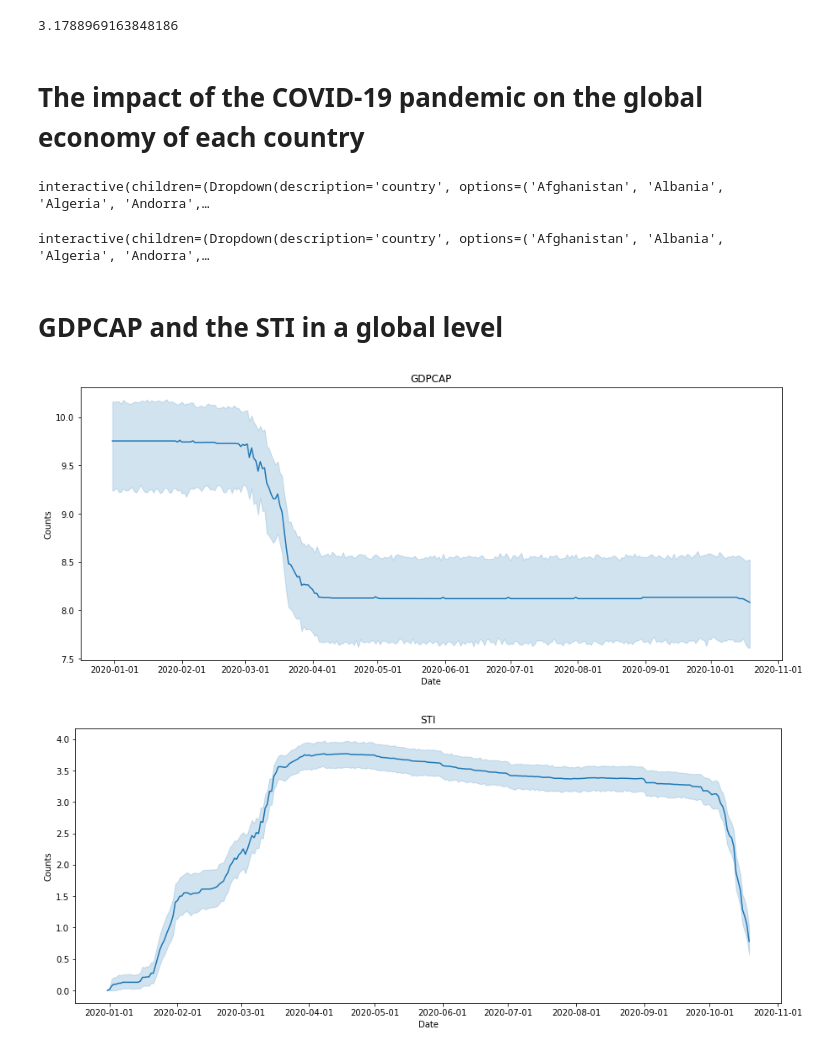
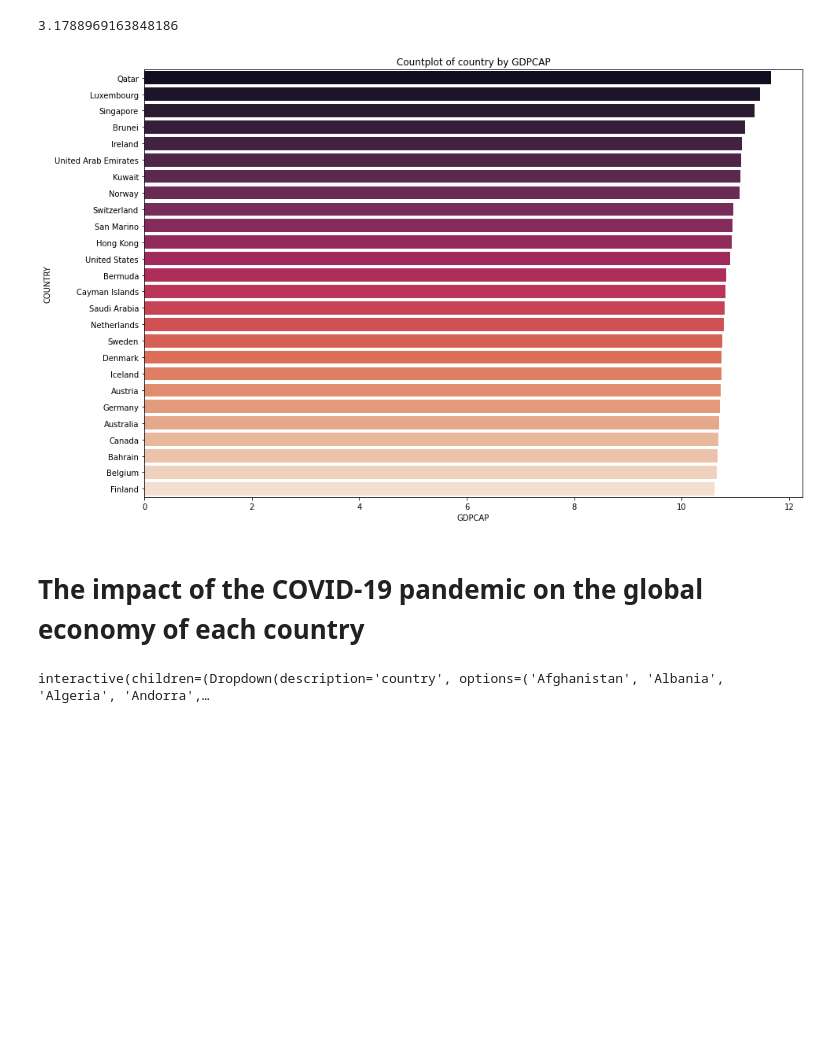
Before and after one commit to csrdsg/Impact-of-Covid-19-Pandemic-on-the-Global-Economy-Notebook, a Jupyter notebook: data_analsys.ipynb, the cells around one changed output. Drawn from its saved outputs; the diff is of its cells as text; code cells hidden in the pictures; blank space fills up the shorter version.

```diff
--- a/data_analsys.ipynb
+++ b/data_analsys.ipynb
@@ -80,16 +86,19 @@ plt.show()
 data['STI'].mean()
 # %% [output]
 3.1788969163848186
+# %%
+et = data.sort_values(by='GDPCAP', ascending=False)[:7000]
+figure = plt.figure(figsize=(15,10))
+sns.barplot(y=et.COUNTRY, x=et.GDPCAP, palette='rocket')
+plt.xticks()
+plt.xlabel('GDPCAP')
+plt.ylabel('COUNTRY')
+plt.title('Countplot of country by GDPCAP')
+plt.show()
+# %% [output]
+[figure, added]
 # %% [markdown]
 # The impact of the COVID-19 pandemic on the global economy of each country
-# %%
-@interact
-def impact(country=sorted(set(data['COUNTRY']))):
-    y = data[['CODE','COUNTRY','DATE','HDI','TC','TD','STI','POP','GDPCAP']][data["COUNTRY"] == country]
-    y = y.sort_values(by="CODE",ascending=False)
-    return y.head(5)
-# %% [output]
-interactive(children=(Dropdown(description='country', options=('Afghanistan', 'Albania', 'Algeria', 'Andorra',…
 # %%
 @interact
 def data_show(country=sorted(set(data['COUNTRY']))):
@@ -116,31 +127,6 @@ def data_show(country=sorted(set(data['COUNTRY']))):
     plt.ylabel("Counts", size=13)
 # %% [output]
 interactive(children=(Dropdown(description='country', options=('Afghanistan', 'Albania', 'Algeria', 'Andorra',…
-# %% [markdown]
-# GDPCAP and the STI in a global level
-# %%
-fig, ax = plt.subplots(figsize = (15, 6))
-
-sns.lineplot(data["DATE"], data["GDPCAP"])
-
-ax.set_title("GDPCAP")
-ax.set_xlabel("Date")
-ax.set_ylabel("Counts")
-
-ax.xaxis.set_major_formatter(md.DateFormatter('%Y-%m-%d'))
-
-fig, ax = plt.subplots(figsize = (15, 6))
-
-sns.lineplot(data["DATE"], data["STI"])
-
-ax.set_title("STI")
-ax.set_xlabel("Date")
-ax.set_ylabel("Counts")
-
-ax.xaxis.set_major_formatter(md.DateFormatter('%Y-%m-%d'))
-# %% [output]
-[figure, removed]
-[figure, removed]
 # %%
 fig, ax = plt.subplots(figsize = (15, 6))
 
```
Also changed, not shown: parts of 22 cells of this notebook, 1 other file.
